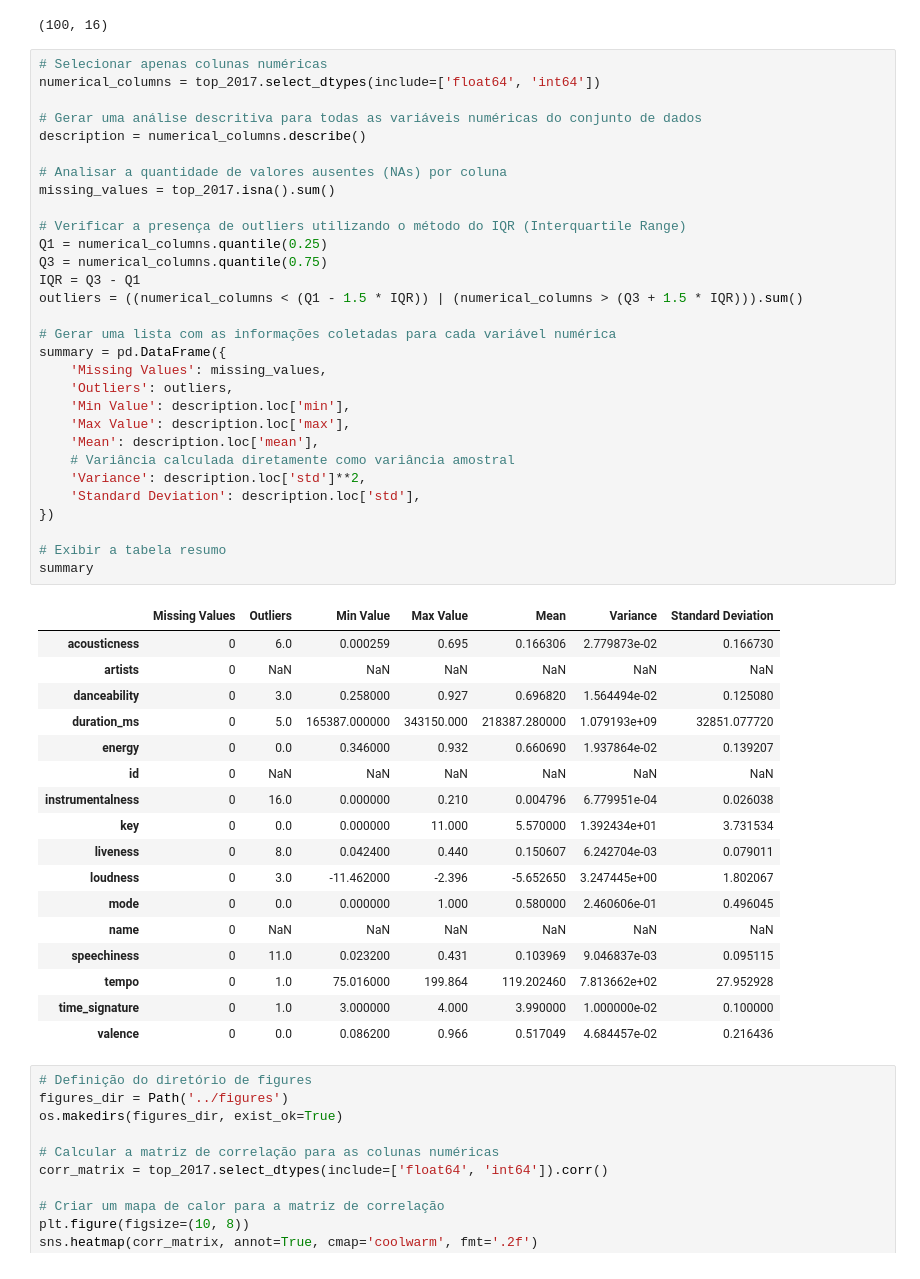
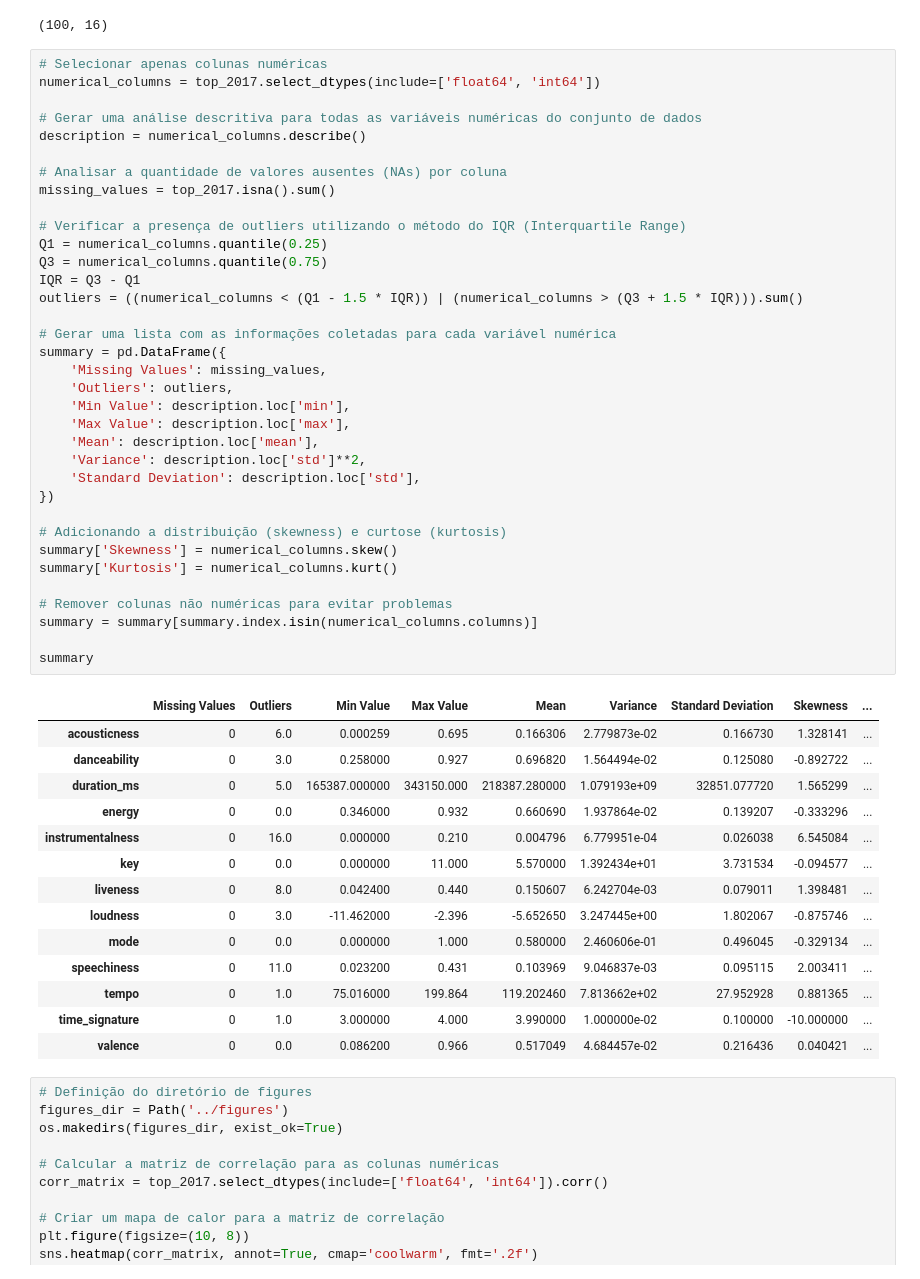
Before and after one commit to brunaffagundes/Data_Analysis_Project, a Jupyter notebook: notebooks-python/entrega2.ipynb, the cells around one changed output. Cells and saved outputs as stored; diff of their text form.

```diff
--- a/notebooks-python/entrega2.ipynb
+++ b/notebooks-python/entrega2.ipynb
@@ -102,51 +102,53 @@ top_2017.shape
 # %%
 # Selecionar apenas colunas numéricas
 numerical_columns = top_2017.select_dtypes(include=['float64', 'int64'])
 
 # Gerar uma análise descritiva para todas as variáveis numéricas do conjunto de dados
 description = numerical_columns.describe()
 
 # Analisar a quantidade de valores ausentes (NAs) por coluna
 missing_values = top_2017.isna().sum()
 
 # Verificar a presença de outliers utilizando o método do IQR (Interquartile Range)
 Q1 = numerical_columns.quantile(0.25)
 Q3 = numerical_columns.quantile(0.75)
 IQR = Q3 - Q1
 outliers = ((numerical_columns < (Q1 - 1.5 * IQR)) | (numerical_columns > (Q3 + 1.5 * IQR))).sum()
 
 # Gerar uma lista com as informações coletadas para cada variável numérica
 summary = pd.DataFrame({
     'Missing Values': missing_values,
     'Outliers': outliers,
     'Min Value': description.loc['min'],
     'Max Value': description.loc['max'],
     'Mean': description.loc['mean'],
-    # Variância calculada diretamente como variância amostral
     'Variance': description.loc['std']**2,
     'Standard Deviation': description.loc['std'],
 })
 
-# Exibir a tabela resumo
+# Adicionando a distribuição (skewness) e curtose (kurtosis)
+summary['Skewness'] = numerical_columns.skew()
+summary['Kurtosis'] = numerical_columns.kurt()
+
+# Remover colunas não numéricas para evitar problemas
+summary = summary[summary.index.isin(numerical_columns.columns)]
+
 summary
 # %% [output]
-|  | Missing Values | Outliers | Min Value | Max Value | Mean | Variance | Standard Deviation |
-| acousticness | 0 | 6.0 | 0.000259 | 0.695 | 0.166306 | 2.779873e-02 | 0.166730 |
-| artists | 0 | NaN | NaN | NaN | NaN | NaN | NaN |
-| danceability | 0 | 3.0 | 0.258000 | 0.927 | 0.696820 | 1.564494e-02 | 0.125080 |
-| duration_ms | 0 | 5.0 | 165387.000000 | 343150.000 | 218387.280000 | 1.079193e+09 | 32851.077720 |
-| energy | 0 | 0.0 | 0.346000 | 0.932 | 0.660690 | 1.937864e-02 | 0.139207 |
-| id | 0 | NaN | NaN | NaN | NaN | NaN | NaN |
-| instrumentalness | 0 | 16.0 | 0.000000 | 0.210 | 0.004796 | 6.779951e-04 | 0.026038 |
-| key | 0 | 0.0 | 0.000000 | 11.000 | 5.570000 | 1.392434e+01 | 3.731534 |
-| liveness | 0 | 8.0 | 0.042400 | 0.440 | 0.150607 | 6.242704e-03 | 0.079011 |
-| loudness | 0 | 3.0 | -11.462000 | -2.396 | -5.652650 | 3.247445e+00 | 1.802067 |
-| mode | 0 | 0.0 | 0.000000 | 1.000 | 0.580000 | 2.460606e-01 | 0.496045 |
-| name | 0 | NaN | NaN | NaN | NaN | NaN | NaN |
-| speechiness | 0 | 11.0 | 0.023200 | 0.431 | 0.103969 | 9.046837e-03 | 0.095115 |
-| tempo | 0 | 1.0 | 75.016000 | 199.864 | 119.202460 | 7.813662e+02 | 27.952928 |
-| time_signature | 0 | 1.0 | 3.000000 | 4.000 | 3.990000 | 1.000000e-02 | 0.100000 |
-| valence | 0 | 0.0 | 0.086200 | 0.966 | 0.517049 | 4.684457e-02 | 0.216436 |
+|  | Missing Values | Outliers | Min Value | Max Value | Mean | Variance | Standard Deviation | Skewness | ... |
+| acousticness | 0 | 6.0 | 0.000259 | 0.695 | 0.166306 | 2.779873e-02 | 0.166730 | 1.328141 | ... |
+| danceability | 0 | 3.0 | 0.258000 | 0.927 | 0.696820 | 1.564494e-02 | 0.125080 | -0.892722 | ... |
+| duration_ms | 0 | 5.0 | 165387.000000 | 343150.000 | 218387.280000 | 1.079193e+09 | 32851.077720 | 1.565299 | ... |
+| energy | 0 | 0.0 | 0.346000 | 0.932 | 0.660690 | 1.937864e-02 | 0.139207 | -0.333296 | ... |
+| instrumentalness | 0 | 16.0 | 0.000000 | 0.210 | 0.004796 | 6.779951e-04 | 0.026038 | 6.545084 | ... |
+| key | 0 | 0.0 | 0.000000 | 11.000 | 5.570000 | 1.392434e+01 | 3.731534 | -0.094577 | ... |
+| liveness | 0 | 8.0 | 0.042400 | 0.440 | 0.150607 | 6.242704e-03 | 0.079011 | 1.398481 | ... |
+| loudness | 0 | 3.0 | -11.462000 | -2.396 | -5.652650 | 3.247445e+00 | 1.802067 | -0.875746 | ... |
+| mode | 0 | 0.0 | 0.000000 | 1.000 | 0.580000 | 2.460606e-01 | 0.496045 | -0.329134 | ... |
+| speechiness | 0 | 11.0 | 0.023200 | 0.431 | 0.103969 | 9.046837e-03 | 0.095115 | 2.003411 | ... |
+| tempo | 0 | 1.0 | 75.016000 | 199.864 | 119.202460 | 7.813662e+02 | 27.952928 | 0.881365 | ... |
+| time_signature | 0 | 1.0 | 3.000000 | 4.000 | 3.990000 | 1.000000e-02 | 0.100000 | -10.000000 | ... |
+| valence | 0 | 0.0 | 0.086200 | 0.966 | 0.517049 | 4.684457e-02 | 0.216436 | 0.040421 | ... |
 # %%
 # Definição do diretório de figures
 figures_dir = Path('../figures')
```
